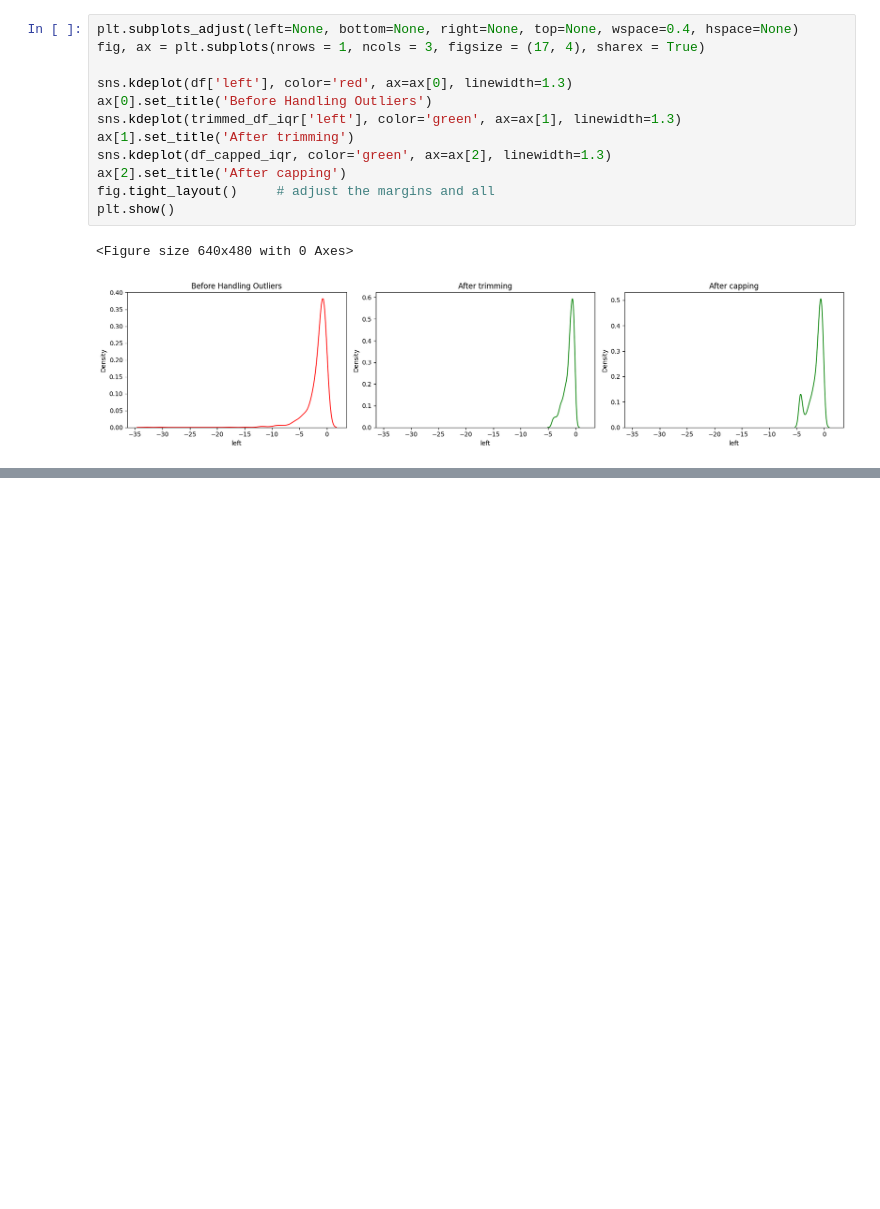
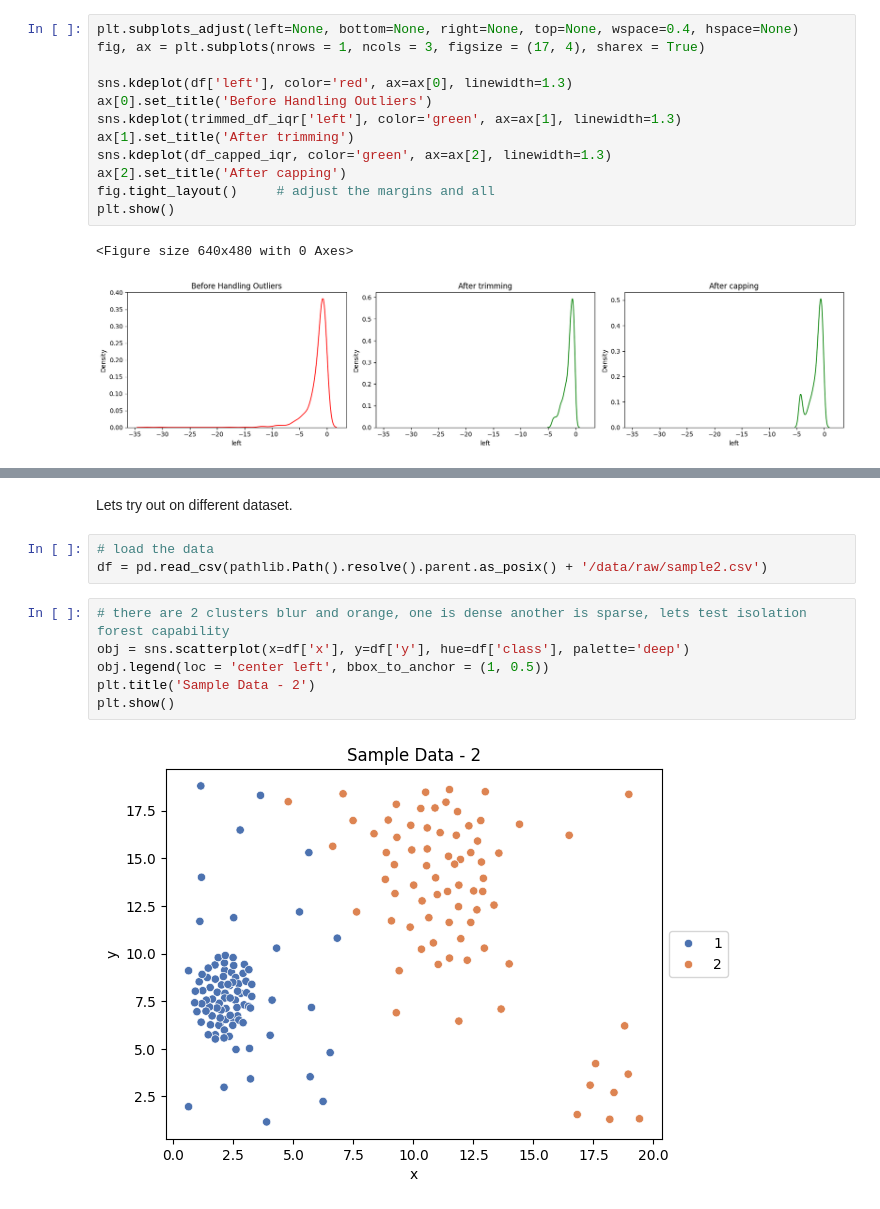
Before and after one commit to ronylpatil/data-preprocessing, a Jupyter notebook: notebooks/outliers_handling.ipynb, the cells around one changed output, grey strips where cells are left out. Saved outputs shown, nothing was run; the diff lists cells and outputs as text; blank space fills up the shorter version.

```diff
--- a/notebooks/outliers_handling.ipynb
+++ b/notebooks/outliers_handling.ipynb
@@ -284,0 +348,13 @@ plt.show()
+# %% [markdown]
+Lets try out on different dataset.
+# %%
+# load the data
+df = pd.read_csv(pathlib.Path().resolve().parent.as_posix() + '/data/raw/sample2.csv')
+# %%
+# there are 2 clusters blur and orange, one is dense another is sparse, lets test isolation forest capability
+obj = sns.scatterplot(x=df['x'], y=df['y'], hue=df['class'], palette='deep')
+obj.legend(loc = 'center left', bbox_to_anchor = (1, 0.5))
+plt.title('Sample Data - 2')
+plt.show()
+# %% [output]
+[figure, added]
```
Also changed, not shown: parts of 16 cells of this notebook.
